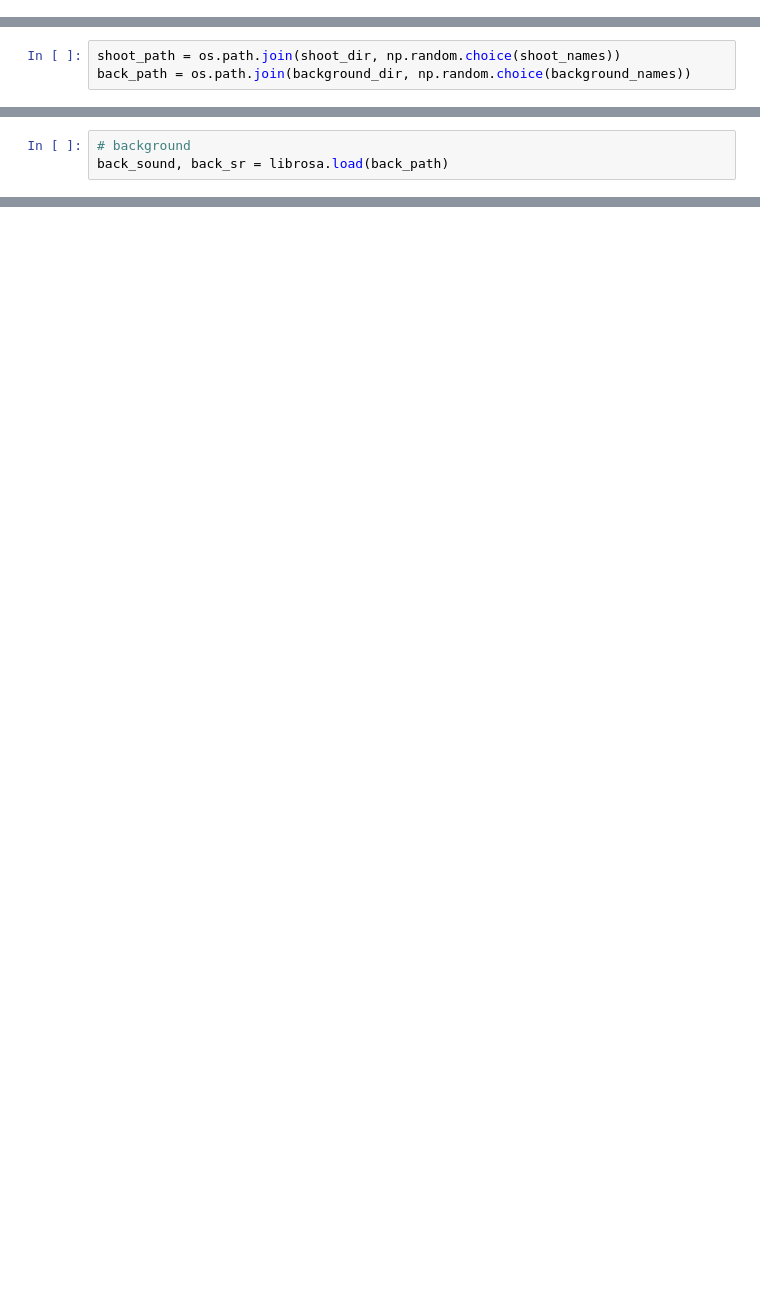
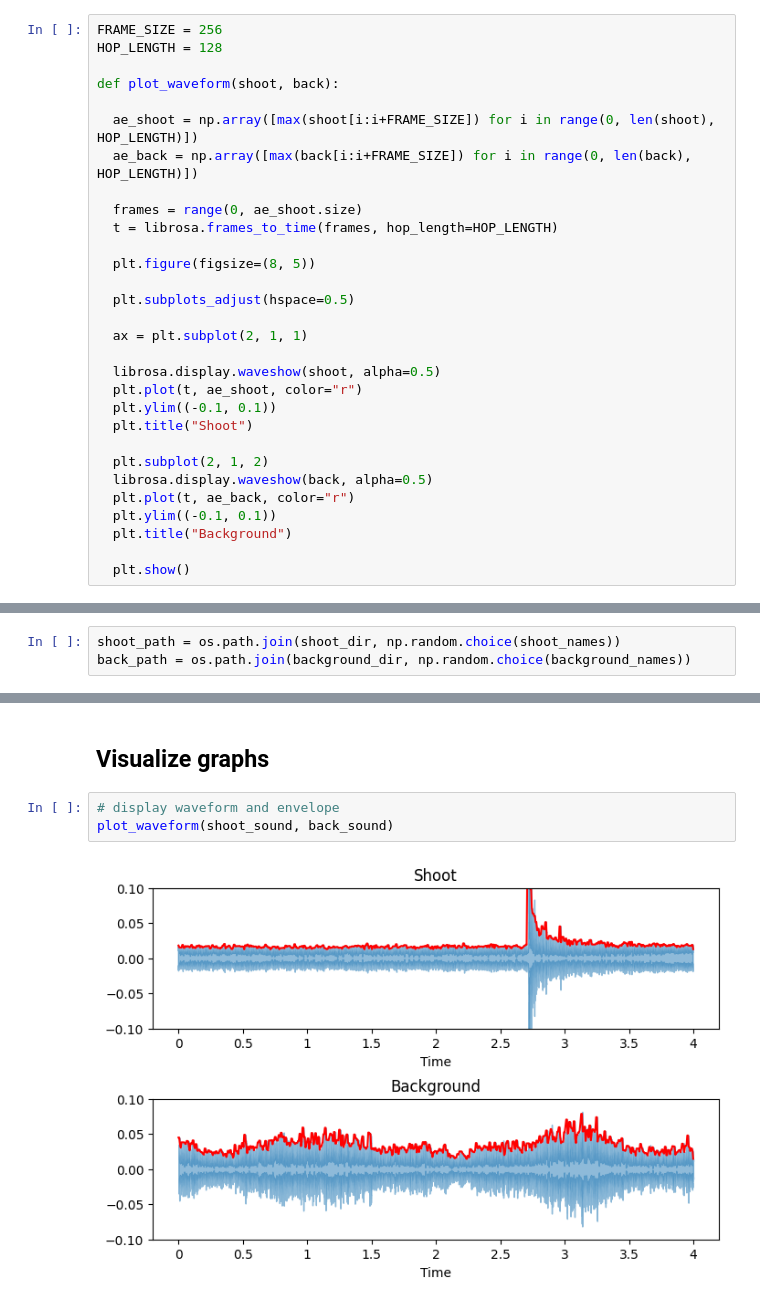
Before and after one commit to GabyDs/FirearmShotDetectionSystem, a Jupyter notebook: FirearmShotDetectionSystem.ipynb, the cells around one changed output, grey strips where cells are left out. Drawn from its saved outputs; the diff is of its cells as text; blank space fills up the shorter version.

Commit message:
Added amplitude envelope function to visualize audio waveforms.

```diff
--- a/FirearmShotDetectionSystem.ipynb
+++ b/FirearmShotDetectionSystem.ipynb
@@ -65,0 +68,30 @@ Streaming output truncated to the last 5000 lines.
+# %%
+FRAME_SIZE = 256
+HOP_LENGTH = 128
+
+def plot_waveform(shoot, back):
+
+  ae_shoot = np.array([max(shoot[i:i+FRAME_SIZE]) for i in range(0, len(shoot), HOP_LENGTH)])
+  ae_back = np.array([max(back[i:i+FRAME_SIZE]) for i in range(0, len(back), HOP_LENGTH)])
+
+  frames = range(0, ae_shoot.size)
+  t = librosa.frames_to_time(frames, hop_length=HOP_LENGTH)
+
+  plt.figure(figsize=(8, 5))
+
+  plt.subplots_adjust(hspace=0.5)
+
+  ax = plt.subplot(2, 1, 1)
+
+  librosa.display.waveshow(shoot, alpha=0.5)
+  plt.plot(t, ae_shoot, color="r")
+  plt.ylim((-0.1, 0.1))
+  plt.title("Shoot")
+
+  plt.subplot(2, 1, 2)
+  librosa.display.waveshow(back, alpha=0.5)
+  plt.plot(t, ae_back, color="r")
+  plt.ylim((-0.1, 0.1))
+  plt.title("Background")
+
+  plt.show()
@@ -121,10 +190,14 @@ shoot_sound, shoot_sr = librosa.load(shoot_path)
 ipd.Audio(shoot_sound, rate=shoot_sr)
 # %% [output]
 [interactive output not drawn]
-# %%
-# background
-back_sound, back_sr = librosa.load(back_path)
 # %%
 ipd.Audio(back_sound, rate=back_sr)
 # %% [output]
 [interactive output not drawn]
+# %% [markdown]
+## Visualize graphs
+# %%
+# display waveform and envelope
+plot_waveform(shoot_sound, back_sound)
+# %% [output]
+[figure, added]
```
Also changed, not shown: parts of 18 cells of this notebook.
